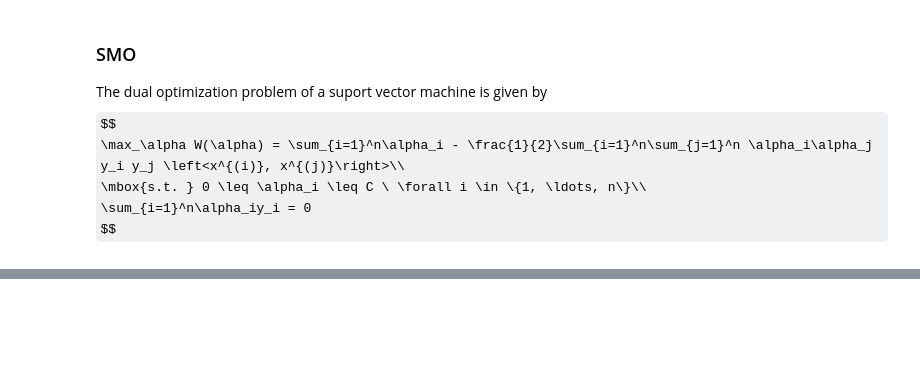
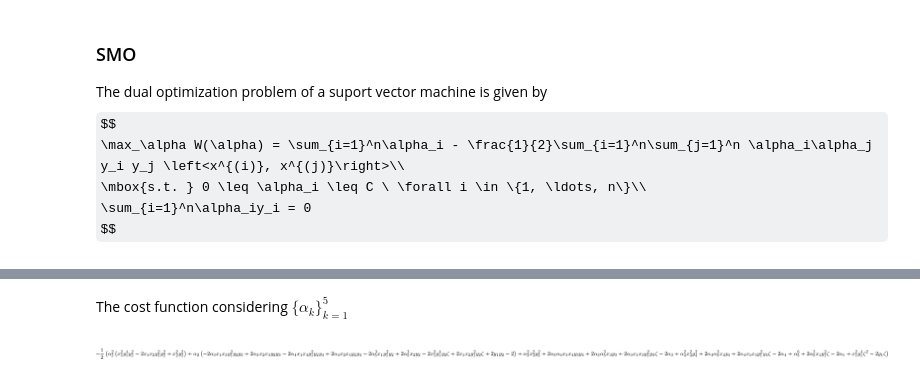
Before and after one commit to gerdm/machine_learning, a Jupyter notebook: implementations/svm/svm_notebook.ipynb, the cells around one changed output, grey strips where cells are left out. Cells and saved outputs as stored; diff of their text form; code cells hidden in the pictures; some formulas as TeX source; blank space fills up the shorter version.

```diff
--- a/implementations/svm/svm_notebook.ipynb
+++ b/implementations/svm/svm_notebook.ipynb
@@ -77,0 +107,6 @@ sympy.solve(sympy.diff(dual, a2), a2)[0]
+# %% [markdown]
+The cost function considering $\{\alpha_k\}_{k=1}^5$
+# %%
+factor(compute_dual(alpha, x, y), a2)
+# %% [output]
+[figure, added]
```
Also changed, not shown: parts of 9 cells of this notebook.
